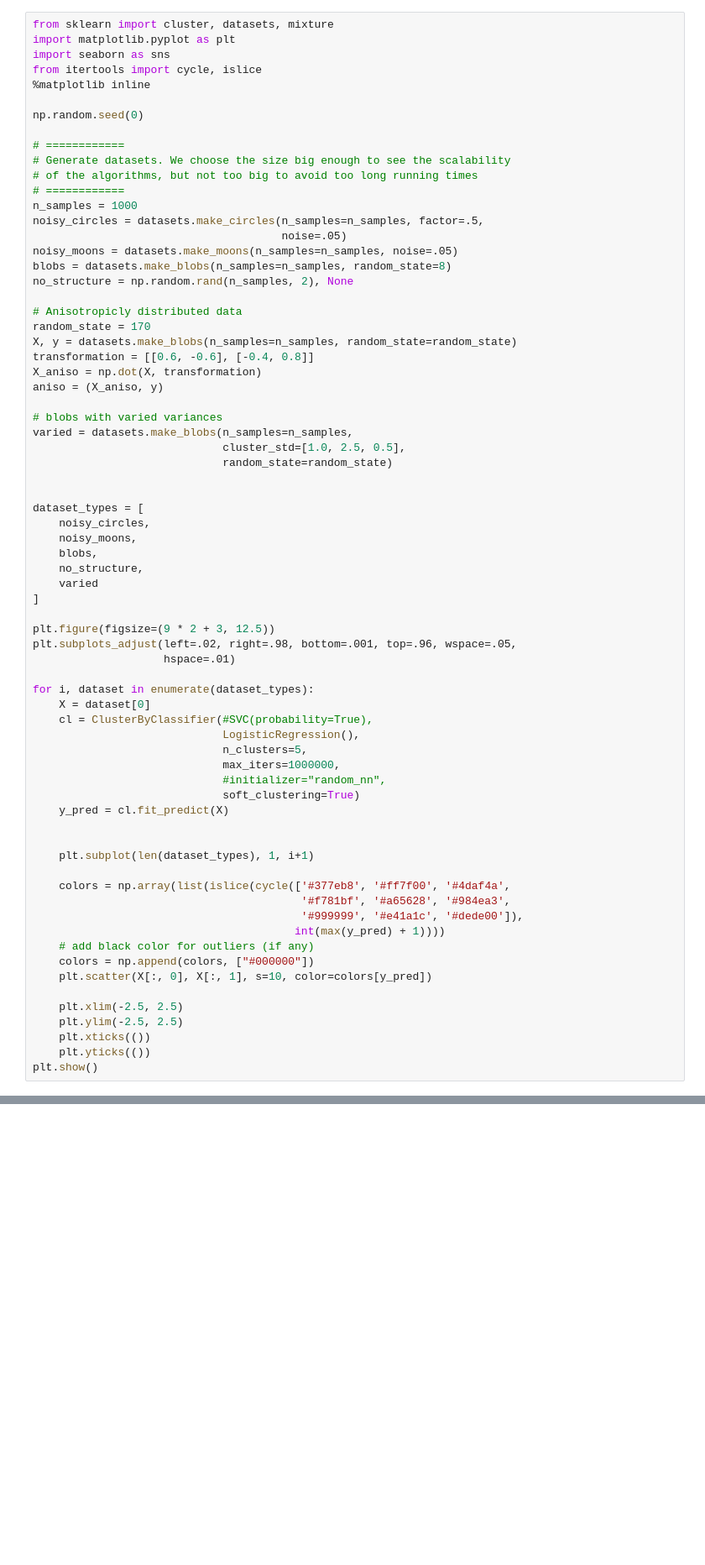
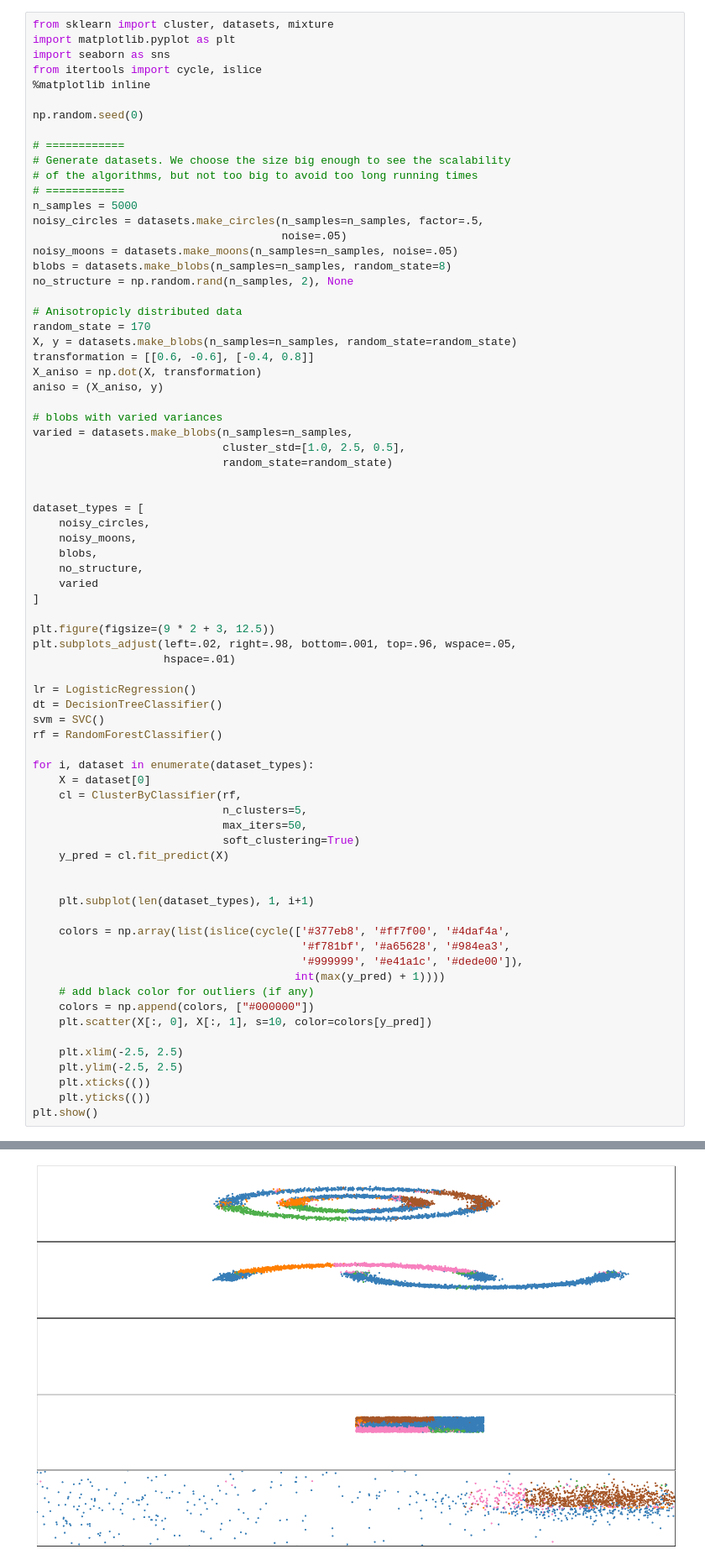
Before and after one commit to jattenberg/clustering-by-classification, a Jupyter notebook: notebooks/Clustering by Classification.ipynb, the cells around one changed output, grey strips where cells are left out. Shown: that part at 84% size. Saved outputs shown, nothing was run; the diff lists cells and outputs as text; blank space fills up the shorter version.

Commit message:
smarter classifier based initialization

```diff
--- a/notebooks/Clustering by Classification.ipynb
+++ b/notebooks/Clustering by Classification.ipynb
@@ -21,7 +22,7 @@ np.random.seed(0)
 # Generate datasets. We choose the size big enough to see the scalability
 # of the algorithms, but not too big to avoid too long running times
 # ============
-n_samples = 1000
+n_samples = 5000
 noisy_circles = datasets.make_circles(n_samples=n_samples, factor=.5,
                                       noise=.05)
 noisy_moons = datasets.make_moons(n_samples=n_samples, noise=.05)
@@ -53,13 +54,16 @@ plt.figure(figsize=(9 * 2 + 3, 12.5))
 plt.subplots_adjust(left=.02, right=.98, bottom=.001, top=.96, wspace=.05,
                     hspace=.01)
 
+lr = LogisticRegression()
+dt = DecisionTreeClassifier()
+svm = SVC()
+rf = RandomForestClassifier()
+
 for i, dataset in enumerate(dataset_types):
     X = dataset[0]
-    cl = ClusterByClassifier(#SVC(probability=True),
-                             LogisticRegression(),
+    cl = ClusterByClassifier(rf,
                              n_clusters=5,
-                             max_iters=1000000,
-                             #initializer="random_nn",
+                             max_iters=50,
                              soft_clustering=True)
     y_pred = cl.fit_predict(X)
 
@@ -85,0 +104 @@ WARNING:root:reduction in number of clusers,from 3 to 2
+[figure, added]
```
Also changed, not shown: parts of 8 cells of this notebook, 1 other file.
